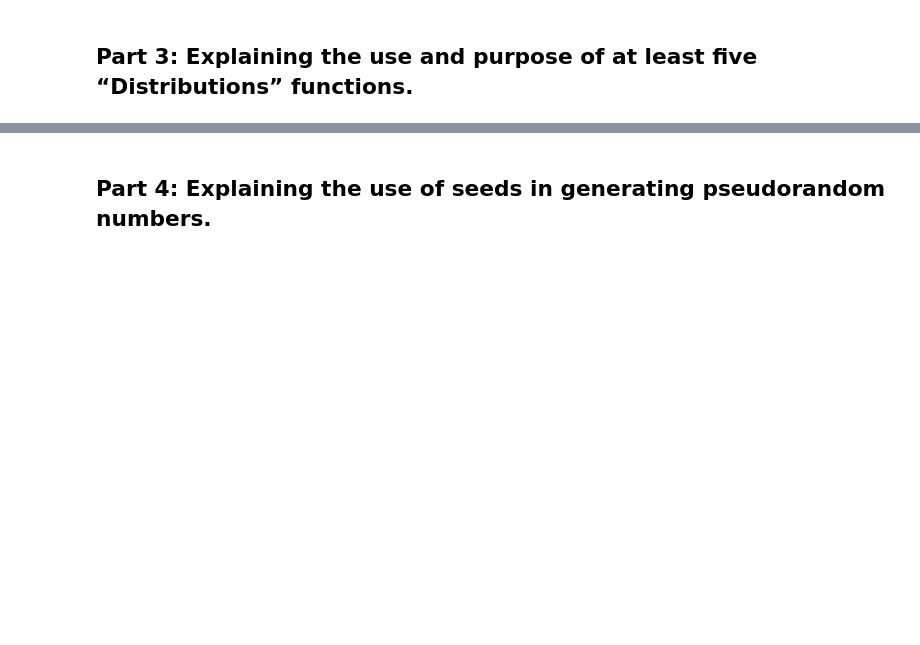
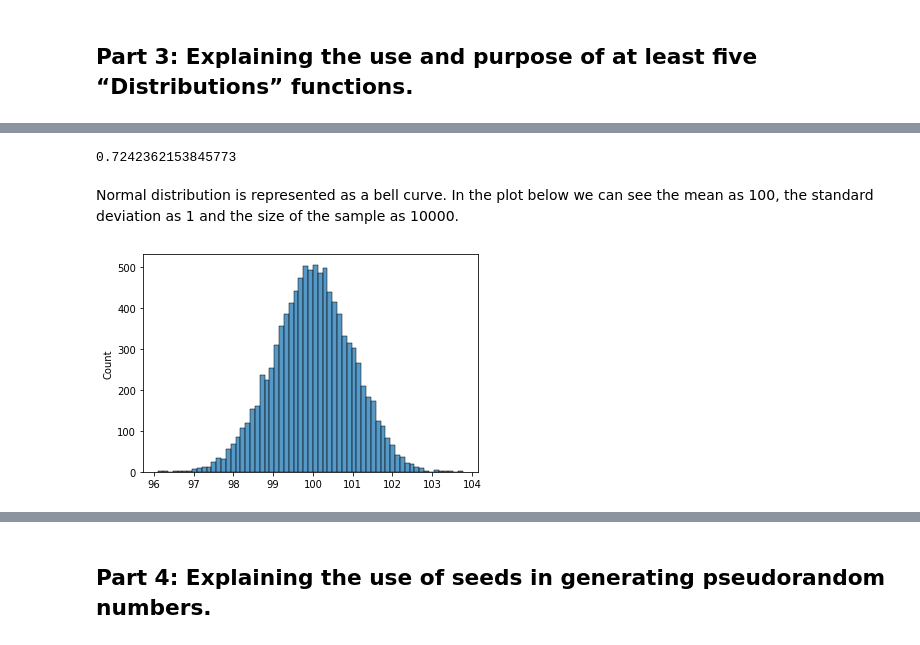
Before and after one commit to john-cashman/PFDA, a Jupyter notebook: numpy.random.ipynb, the cells around one changed output, grey strips where cells are left out. Saved outputs shown, nothing was run; the diff lists cells and outputs as text; code cells hidden in the pictures; blank space fills up the shorter version.

Commit message:
updated part 3 of the assignment
Uploading Poisson distribution, normal distribution, uniform and the start of beta

```diff
--- a/numpy.random.ipynb
+++ b/numpy.random.ipynb
@@ -99,0 +112,11 @@ print(random.permutation(arr))
+# %%
+np.random.normal(loc = 0.0, scale = 1.0, size = None)
+# %% [output]
+0.7242362153845773
+# %% [markdown]
+Normal distribution is represented as a bell curve. In the plot below we can see the mean as 100, the standard deviation as 1 and the size of the sample as 10000.
+# %%
+sns.histplot(np.random.normal(loc =100,scale = 1, size = 10000))
+plt.show()
+# %% [output]
+[figure, added]
```
Also changed, not shown: parts of 25 cells of this notebook.
